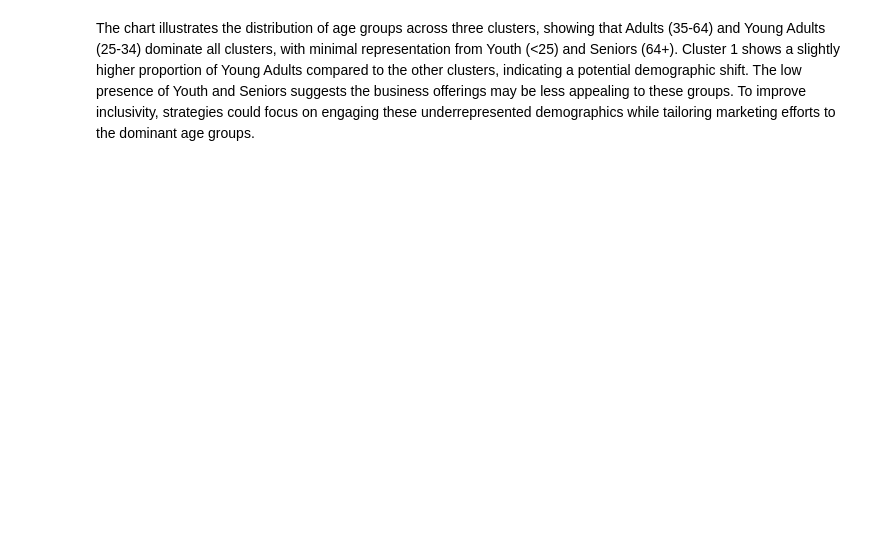
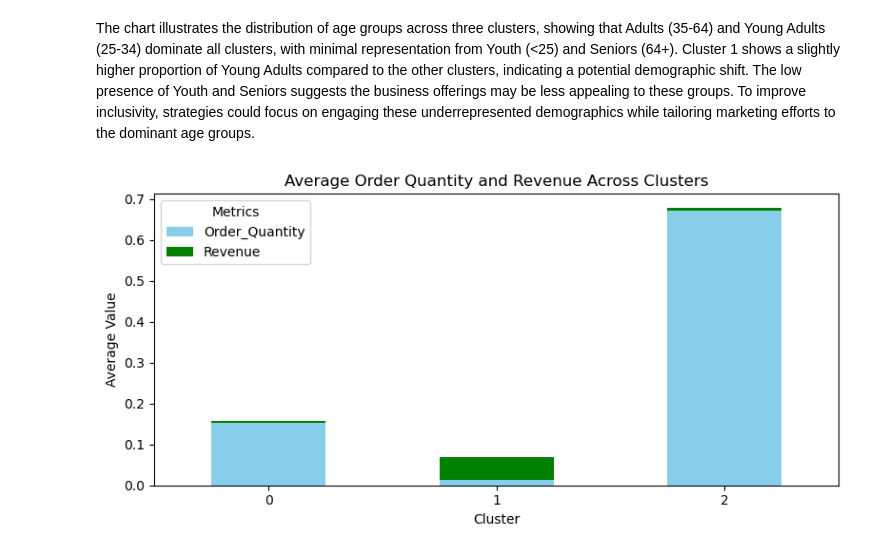
Before and after one commit to Ehnkay-Bassie/Customer_Segmentation, a Jupyter notebook: Customer_Segmentation_Model.ipynb, the cells around one changed output. Saved outputs shown, nothing was run; the diff lists cells and outputs as text; code cells hidden in the pictures; blank space fills up the shorter version.

```diff
--- a/Customer_Segmentation_Model.ipynb
+++ b/Customer_Segmentation_Model.ipynb
@@ -353,2 +355,21 @@ plt.show()
 # %% [markdown]
 The chart illustrates the distribution of age groups across three clusters, showing that Adults (35-64) and Young Adults (25-34) dominate all clusters, with minimal representation from Youth (<25) and Seniors (64+). Cluster 1 shows a slightly higher proportion of Young Adults compared to the other clusters, indicating a potential demographic shift. The low presence of Youth and Seniors suggests the business offerings may be less appealing to these groups. To improve inclusivity, strategies could focus on engaging these underrepresented demographics while tailoring marketing efforts to the dominant age groups.
+# %%
+# Compute average Order_Quantity and Revenue by Cluster
+avg_data = df.groupby('Cluster')[['Order_Quantity', 'Revenue']].mean()
+
+# Plot stacked bar chart
+avg_data.plot(kind='bar', stacked=True, figsize=(8, 4), color=['skyblue', 'green'])
+
+# Add labels and title
+plt.title("Average Order Quantity and Revenue Across Clusters")
+plt.xlabel("Cluster")
+plt.ylabel("Average Value")
+plt.xticks(rotation=0)
+plt.legend(title="Metrics")
+
+# Show plot
+plt.tight_layout()
+plt.show()
+# %% [output]
+[figure, added]
```
Also changed, not shown: parts of 12 cells of this notebook.
